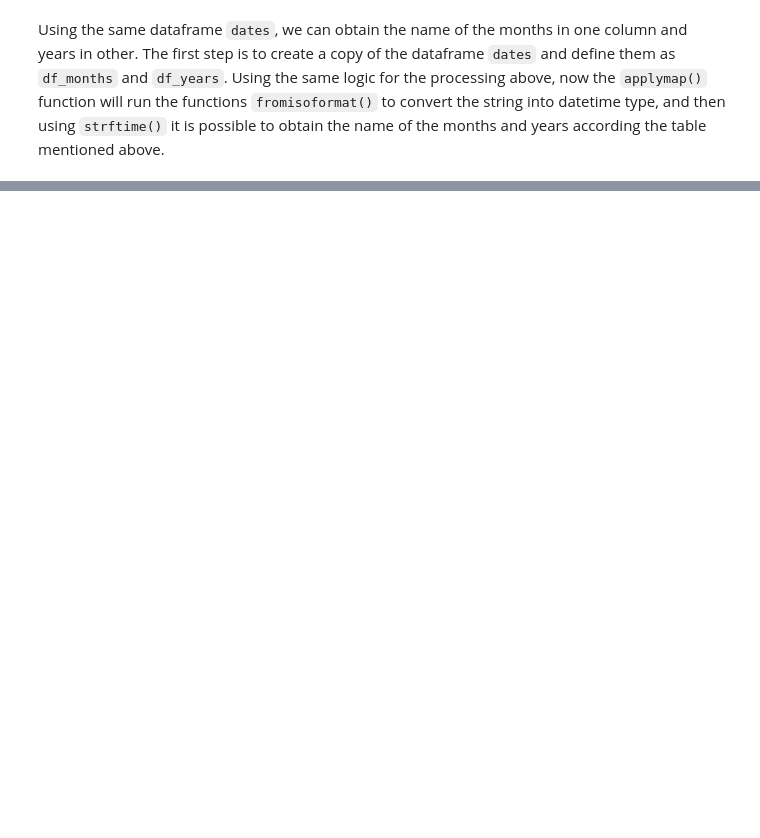
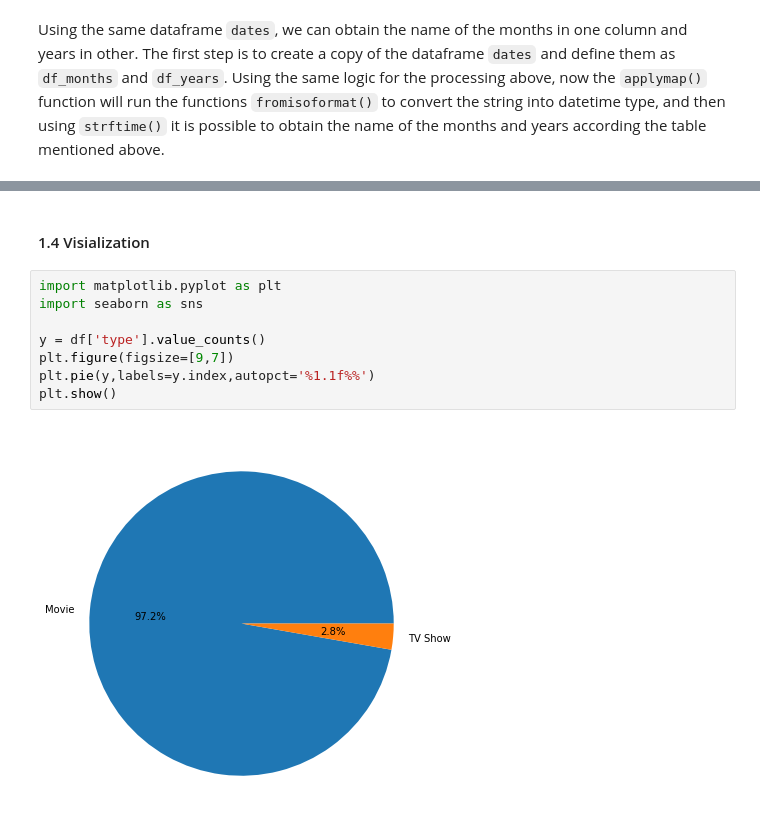
Before and after one commit to JG-Ancona/DigitalNovaScotia, a Jupyter notebook: Python/DataAssignmnet/MoviesData.ipynb, the cells around one changed output, grey strips where cells are left out. Saved outputs shown, nothing was run; the diff lists cells and outputs as text; blank space fills up the shorter version.

```diff
--- a/Python/DataAssignmnet/MoviesData.ipynb
+++ b/Python/DataAssignmnet/MoviesData.ipynb
@@ -174,3 +174,15 @@ df.head()
 | 2 | s10 | Movie | The Starling | Theodore Melfi | Melissa McCarthy, Chris O'Dowd, K... | United States | 2021-09-24 | 2021 | PG-13 | 104 min | ... |
 | 3 | s13 | Movie | Je Suis Karl | Christian Schwochow | Luna Wedler, Jannis Niewöhner, Mi... | Germany, Czech Republic | 2021-09-23 | 2021 | TV-MA | 127 min | ... |
 | 4 | s25 | Movie | Jeans | S. Shankar | Prashanth, Aishwarya Rai Bachchan... | India | 2021-09-21 | 1998 | TV-14 | 166 min | ... |
+# %% [markdown]
+#### 1.4 Visialization
+# %%
+import matplotlib.pyplot as plt
+import seaborn as sns
+
+y = df['type'].value_counts()
+plt.figure(figsize=[9,7])
+plt.pie(y,labels=y.index,autopct='%1.1f%%')
+plt.show()
+# %% [output]
+[figure, added]
```
Also changed, not shown: parts of 9 cells of this notebook.
